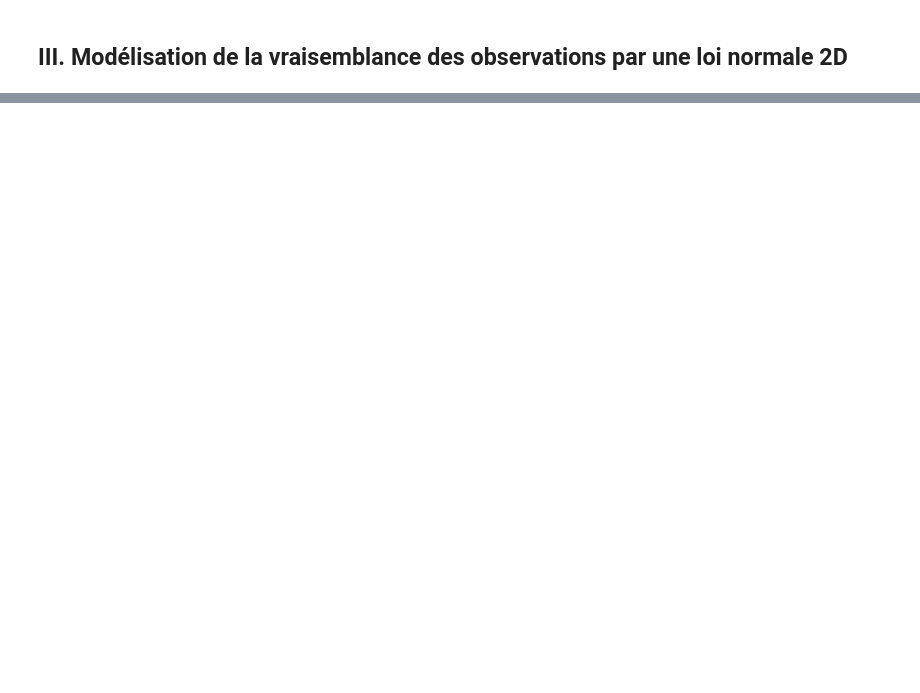
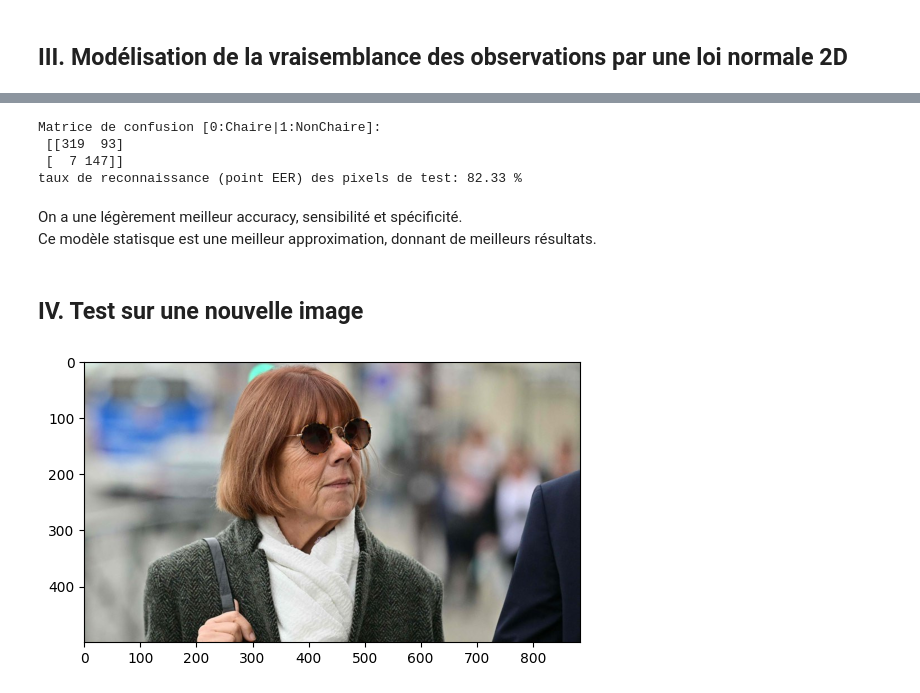
Before and after one commit to floriantholin/Machine-Learning, a Jupyter notebook: TP3/TP3.ipynb, the cells around one changed output, grey strips where cells are left out. Saved outputs shown, nothing was run; the diff lists cells and outputs as text; code cells hidden in the pictures; blank space fills up the shorter version.

```diff
--- a/TP3/TP3.ipynb
+++ b/TP3/TP3.ipynb
@@ -238,0 +285,28 @@ taux de reconnaissance (point EER) des pixels de test: 55.83 %
+# %%
+#Base de tests
+p_test = p.pdf(X_test)
+p_test_seuillee = [1 if p > SEUIL_EER else 0 for p in p_test ] #on seuille par SEUIL_EER
+
+conf_matrice=confusion_matrix(y_test, p_test_seuillee) #(y_verité,y_prediction)
+#créé Matrice de confusion [0:NonChaire|1:Chaire]
+print("Matrice de confusion [0:Chaire|1:NonChaire]:\n",conf_matrice)
+
+score = accuracy_score(y_test, p_test_seuillee)  # (y_verité,y_prediction)
+print(f"taux de reconnaissance (point EER) des pixels de test: {score*100:.2f} %")
+# %% [output]
+Matrice de confusion [0:Chaire|1:NonChaire]:
+ [[319  93]
+ [  7 147]]
+taux de reconnaissance (point EER) des pixels de test: 82.33 %
+# %% [markdown]
+On a une légèrement meilleur accuracy, sensibilité et spécificité.\
+Ce modèle statisque est une meilleur approximation, donnant de meilleurs résultats.
+# %% [markdown]
+## IV. Test sur une nouvelle image
+# %%
+
+image_test = Image.open('image.jpg')
+plt.imshow(image_test)
+image_test = np.array(image_test.convert('YCbCr'))
+# %% [output]
+[figure, added]
```
Also changed, not shown: parts of 13 cells of this notebook.
